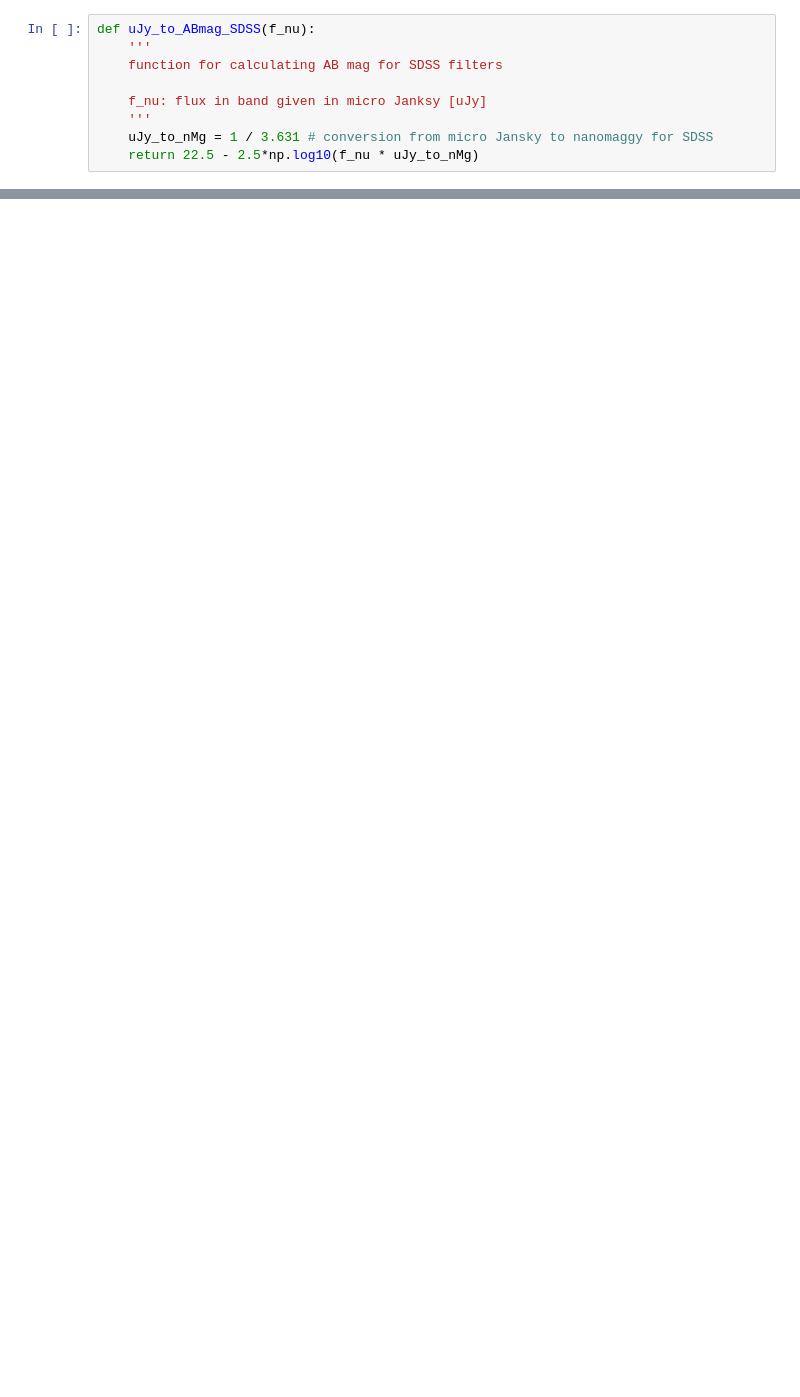
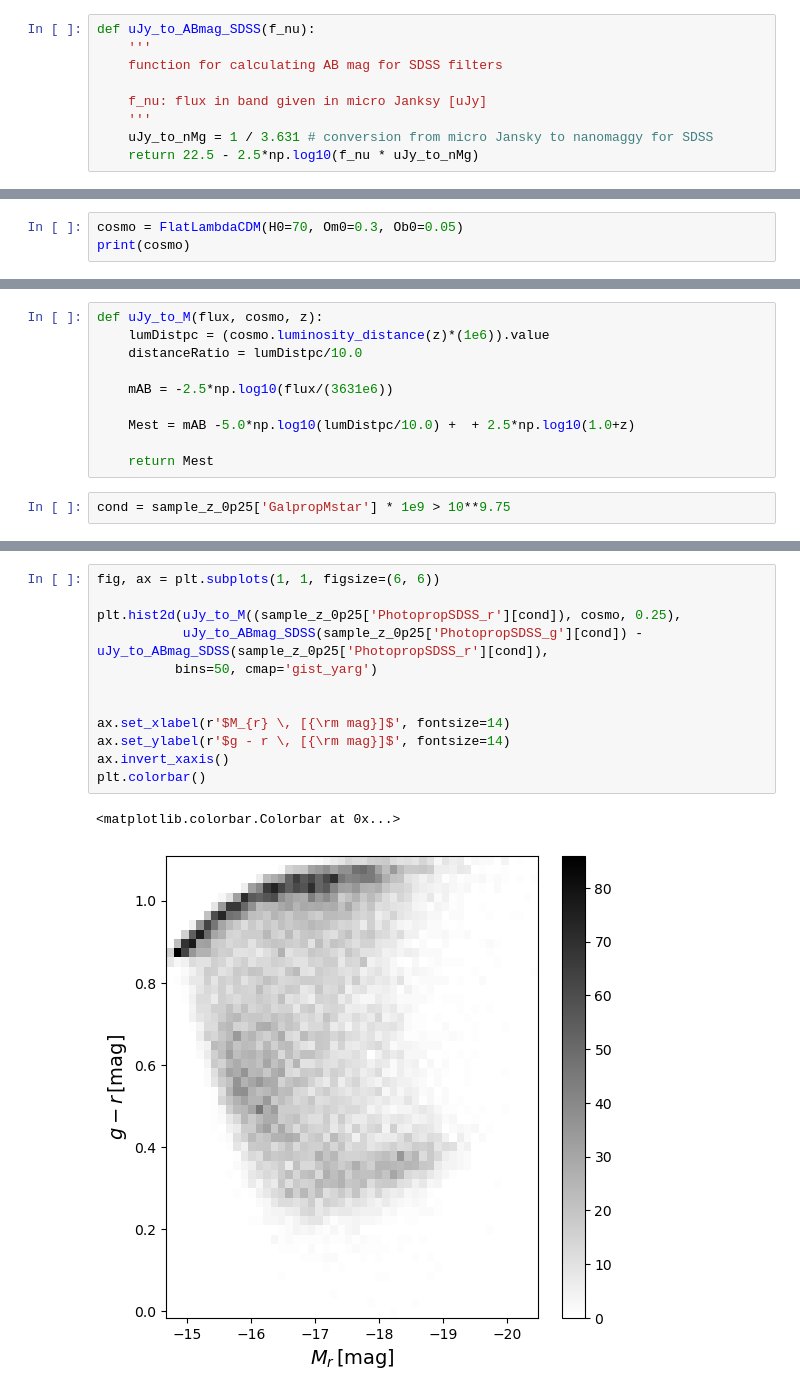
Before and after one commit to aust427/scsample, a Jupyter notebook: examples/loading_photometry.ipynb, the cells around one changed output, grey strips where cells are left out. Drawn from its saved outputs; the diff is of its cells as text; blank space fills up the shorter version.

```diff
--- a/examples/loading_photometry.ipynb
+++ b/examples/loading_photometry.ipynb
@@ -165,0 +147,3 @@ Text(0, 0.5, '$g - r \\, [{\\rm mag}]$')
+# %%
+cosmo = FlatLambdaCDM(H0=70, Om0=0.3, Ob0=0.05)
+print(cosmo)
@@ -165,0 +152,12 @@ Text(0, 0.5, '$g - r \\, [{\\rm mag}]$')
+# %%
+def uJy_to_M(flux, cosmo, z):
+    lumDistpc = (cosmo.luminosity_distance(z)*(1e6)).value
+    distanceRatio = lumDistpc/10.0
+
+    mAB = -2.5*np.log10(flux/(3631e6))
+
+    Mest = mAB -5.0*np.log10(lumDistpc/10.0) +  + 2.5*np.log10(1.0+z)
+
+    return Mest
+# %%
+cond = sample_z_0p25['GalpropMstar'] * 1e9 > 10**9.75
@@ -165,0 +168,15 @@ Text(0, 0.5, '$g - r \\, [{\\rm mag}]$')
+# %%
+fig, ax = plt.subplots(1, 1, figsize=(6, 6))
+
+plt.hist2d(uJy_to_M((sample_z_0p25['PhotopropSDSS_r'][cond]), cosmo, 0.25),
+           uJy_to_ABmag_SDSS(sample_z_0p25['PhotopropSDSS_g'][cond]) - uJy_to_ABmag_SDSS(sample_z_0p25['PhotopropSDSS_r'][cond]),
+          bins=50, cmap='gist_yarg')
+
+
+ax.set_xlabel(r'$M_{r} \, [{\rm mag}]$', fontsize=14)
+ax.set_ylabel(r'$g - r \, [{\rm mag}]$', fontsize=14)
+ax.invert_xaxis()
+plt.colorbar()
+# %% [output]
+<matplotlib.colorbar.Colorbar at 0x...>
+[figure, added]
```
Also changed, not shown: parts of 20 cells of this notebook, 1 other file.
